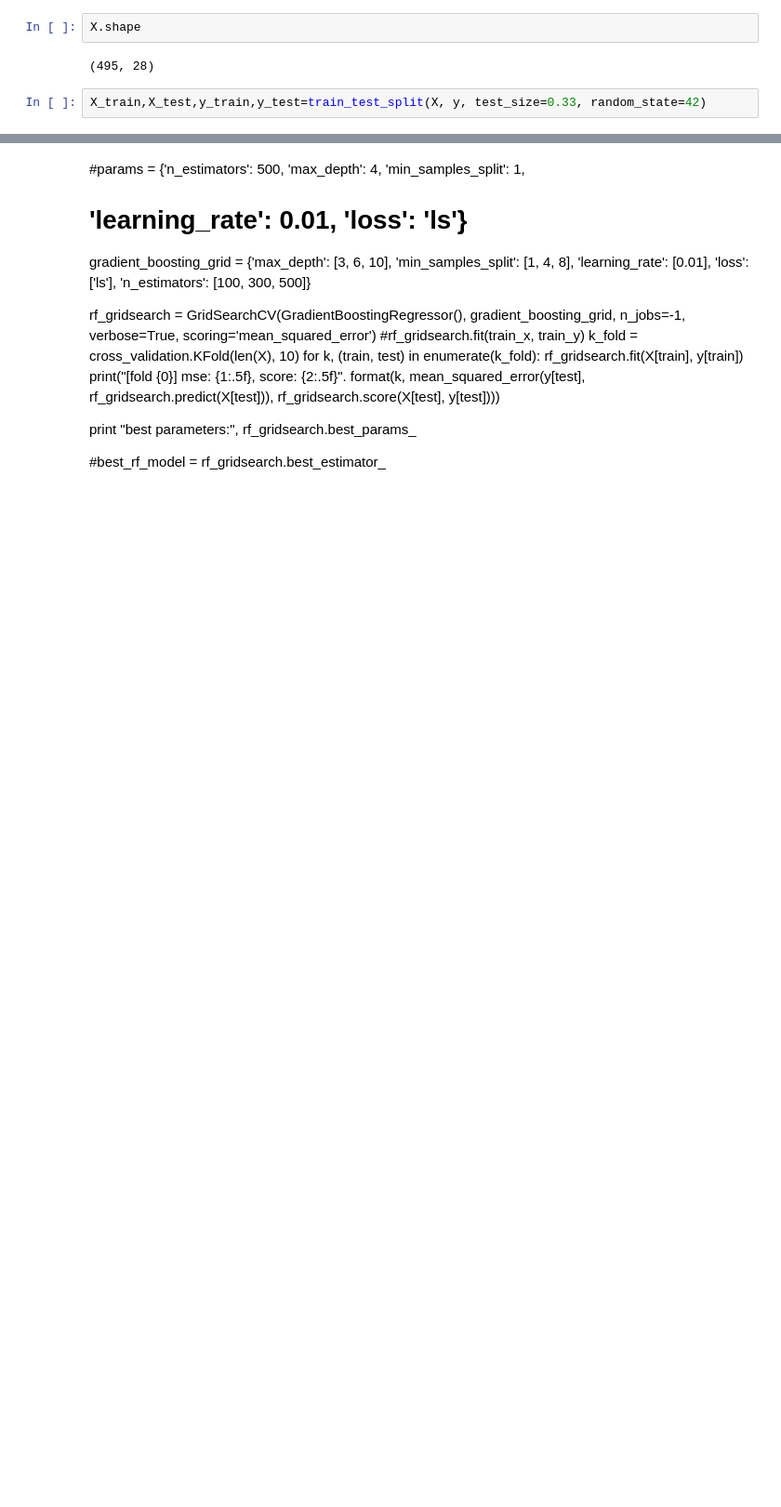
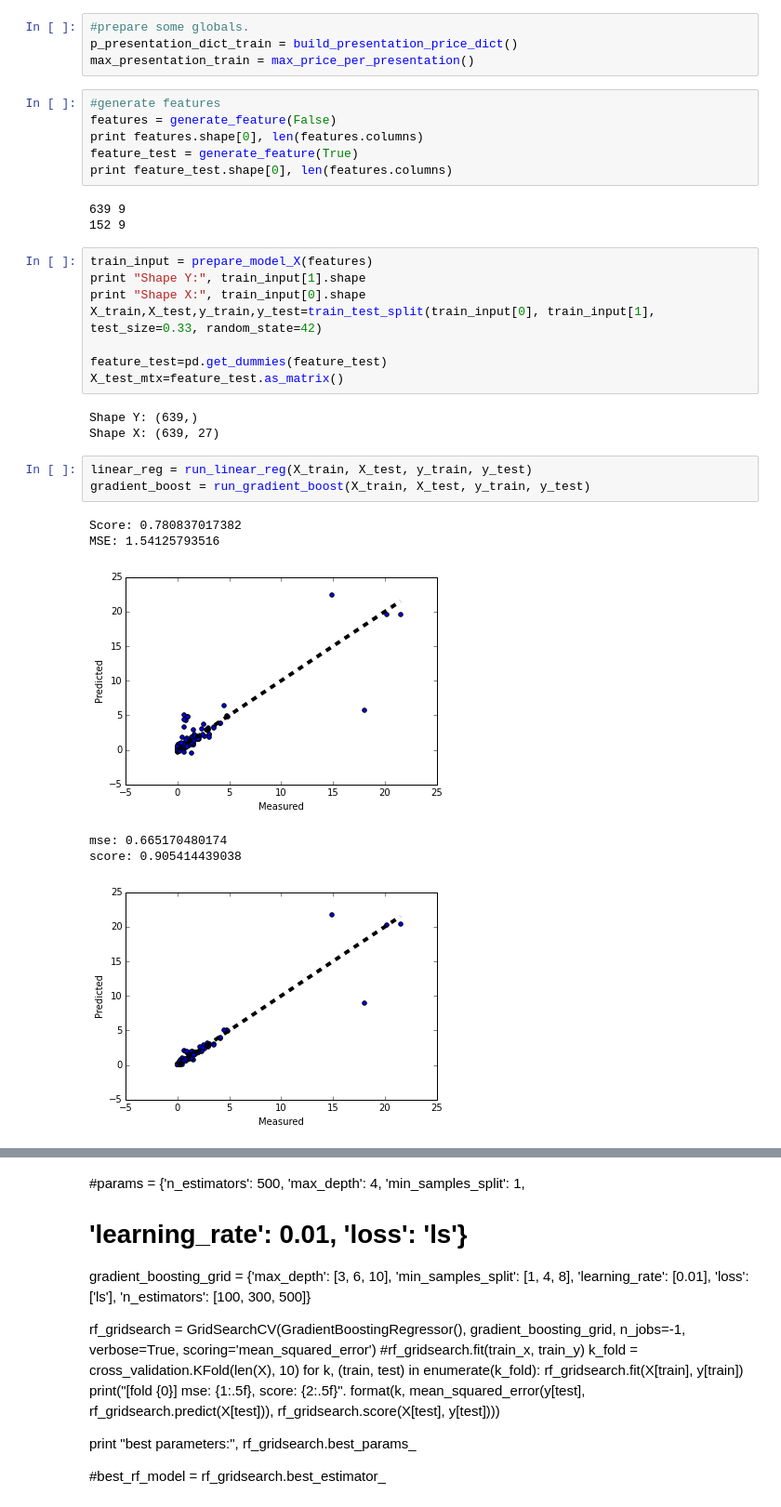
Before and after one commit to thefifthhead/data-science-contests, a Jupyter notebook: CrowdAnalytics/BiddingPriceGenericDrugs/bidding_price_new.ipynb, the cells around one changed output, grey strips where cells are left out. Shown at 93% size. Drawn from its saved outputs; the diff is of its cells as text; blank space fills up the shorter version.

```diff
--- a/CrowdAnalytics/BiddingPriceGenericDrugs/bidding_price_new.ipynb
+++ b/CrowdAnalytics/BiddingPriceGenericDrugs/bidding_price_new.ipynb
@@ -179,6 +148,34 @@ X=df2.as_matrix()[:,1:]
-# %%
-X.shape
-# %% [output]
-(495, 28)
-# %%
-X_train,X_test,y_train,y_test=train_test_split(X, y, test_size=0.33, random_state=42)
+# %%
+#prepare some globals.
+p_presentation_dict_train = build_presentation_price_dict()
+max_presentation_train = max_price_per_presentation()
+# %%
+#generate features
+features = generate_feature(False)
+print features.shape[0], len(features.columns)
+feature_test = generate_feature(True)
+print feature_test.shape[0], len(features.columns)
+# %% [output]
+639 9
+152 9
+# %%
+train_input = prepare_model_X(features)
+print "Shape Y:", train_input[1].shape
+print "Shape X:", train_input[0].shape
+X_train,X_test,y_train,y_test=train_test_split(train_input[0], train_input[1], test_size=0.33, random_state=42)
+
+feature_test=pd.get_dummies(feature_test)
+X_test_mtx=feature_test.as_matrix()
+# %% [output]
+Shape Y: (639,)
+Shape X: (639, 27)
+# %%
+linear_reg = run_linear_reg(X_train, X_test, y_train, y_test)
+gradient_boost = run_gradient_boost(X_train, X_test, y_train, y_test)
+# %% [output]
+Score: 0.780837017382
+MSE: 1.54125793516
+[figure, added]
+mse: 0.665170480174
+score: 0.905414439038
+[figure, added]
```
Also changed, not shown: parts of 48 cells of this notebook.
